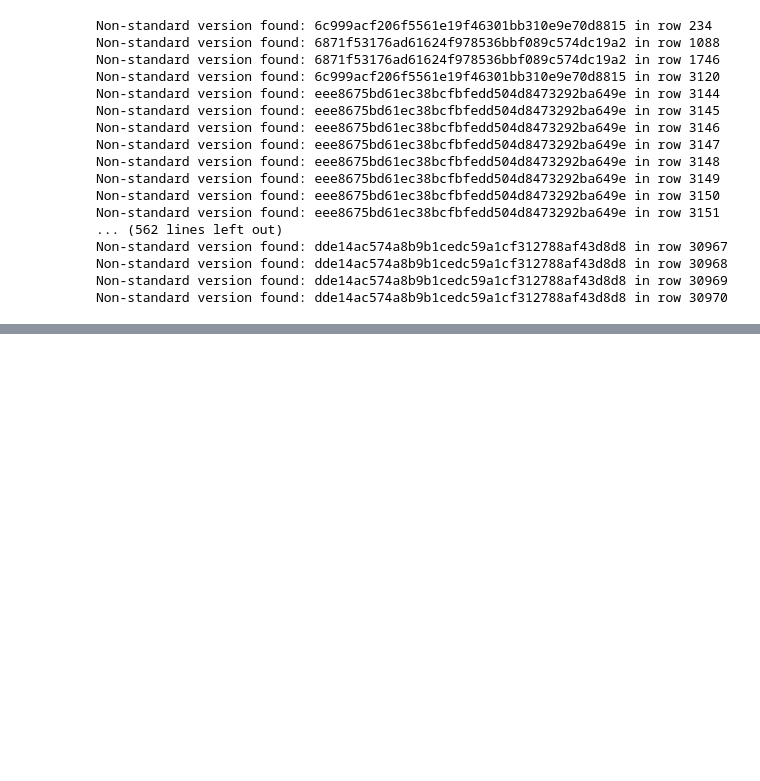
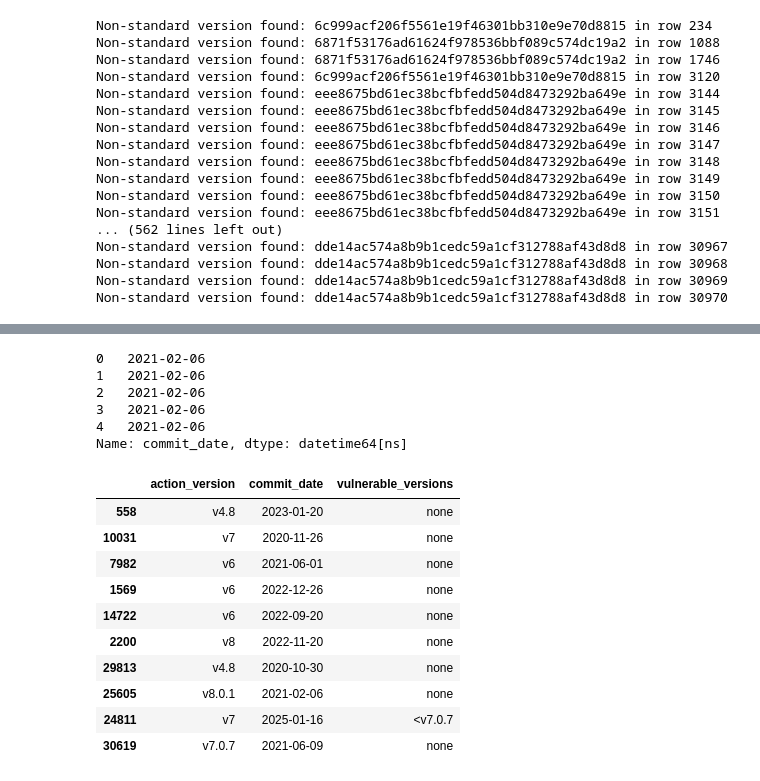
Before and after one commit to Vaibhav150123045/pipeline-level-analysis-main, a Jupyter notebook: analysis.ipynb, the cells around one changed output, grey strips where cells are left out. Drawn from its saved outputs; the diff is of its cells as text; code cells hidden in the pictures; blank space fills up the shorter version.

```diff
--- a/analysis.ipynb
+++ b/analysis.ipynb
@@ -497,7 +498,7 @@ for idx, row in df_branch_names.iterrows():
     if not re.match(version_pattern_inclusive, action_version):
         variable = !cd branch-names-repo && git fetch --tags && git describe --tags --exact-match {action_version}
         print(f"Non-standard version found: {action_version} in row {idx}, resolved to tag: {variable[0]}")
-        # df_branch_names.at[idx, 'action_version'] = variable[0]
+        df_branch_names.at[idx, 'action_version'] = variable[0]
 
 # sha = "eee8675bd61ec38bcfbfedd504d8473292ba649e"
 # variable = !cd branch-names-repo && git fetch --tags && git describe --tags --exact-match {sha}
@@ -522,0 +561,43 @@ Non-standard version found: 6871f53176ad61624f978536bbf089c574dc19a2 in row 1949
+# %%
+# Extract date part and convert to datetime
+df_branch_names['commit_date'] = pd.to_datetime(df['commit_datetime'].str[:10].str.replace(':', '-'))
+
+df_branch_names['commit_date'].head()
+# %% [output]
+0   2021-02-06
+1   2021-02-06
+2   2021-02-06
+3   2021-02-06
+4   2021-02-06
+Name: commit_date, dtype: datetime64[ns]
+# %%
+import pandas as pd
+
+# Ensure commit_date is in datetime format
+df_branch_names['commit_date'] = pd.to_datetime(df_branch_names['commit_date'])
+
+# Define the date thresholds
+date1 = pd.Timestamp('2023-12-07')
+date2 = pd.Timestamp('2025-07-27')
+
+# Apply the logic
+df_branch_names['vulnerable_versions'] = pd.cut(
+    df_branch_names['commit_date'],
+    bins=[pd.Timestamp.min, date1, date2, pd.Timestamp.max],
+    labels=['none', '<v7.0.7', '<=v8.2.1'],
+    right=False  # ensures >= logic for boundaries
+)
+
+df_branch_names[['action_version','commit_date', 'vulnerable_versions']].sample(10)
+# %% [output]
+|  | action_version | commit_date | vulnerable_versions |
+| 558 | v4.8 | 2023-01-20 | none |
+| 10031 | v7 | 2020-11-26 | none |
+| 7982 | v6 | 2021-06-01 | none |
+| 1569 | v6 | 2022-12-26 | none |
+| 14722 | v6 | 2022-09-20 | none |
+| 2200 | v8 | 2022-11-20 | none |
+| 29813 | v4.8 | 2020-10-30 | none |
+| 25605 | v8.0.1 | 2021-02-06 | none |
+| 24811 | v7 | 2025-01-16 | <v7.0.7 |
+| 30619 | v7.0.7 | 2021-06-09 | none |
```
Also changed, not shown: parts of 21 cells of this notebook.
